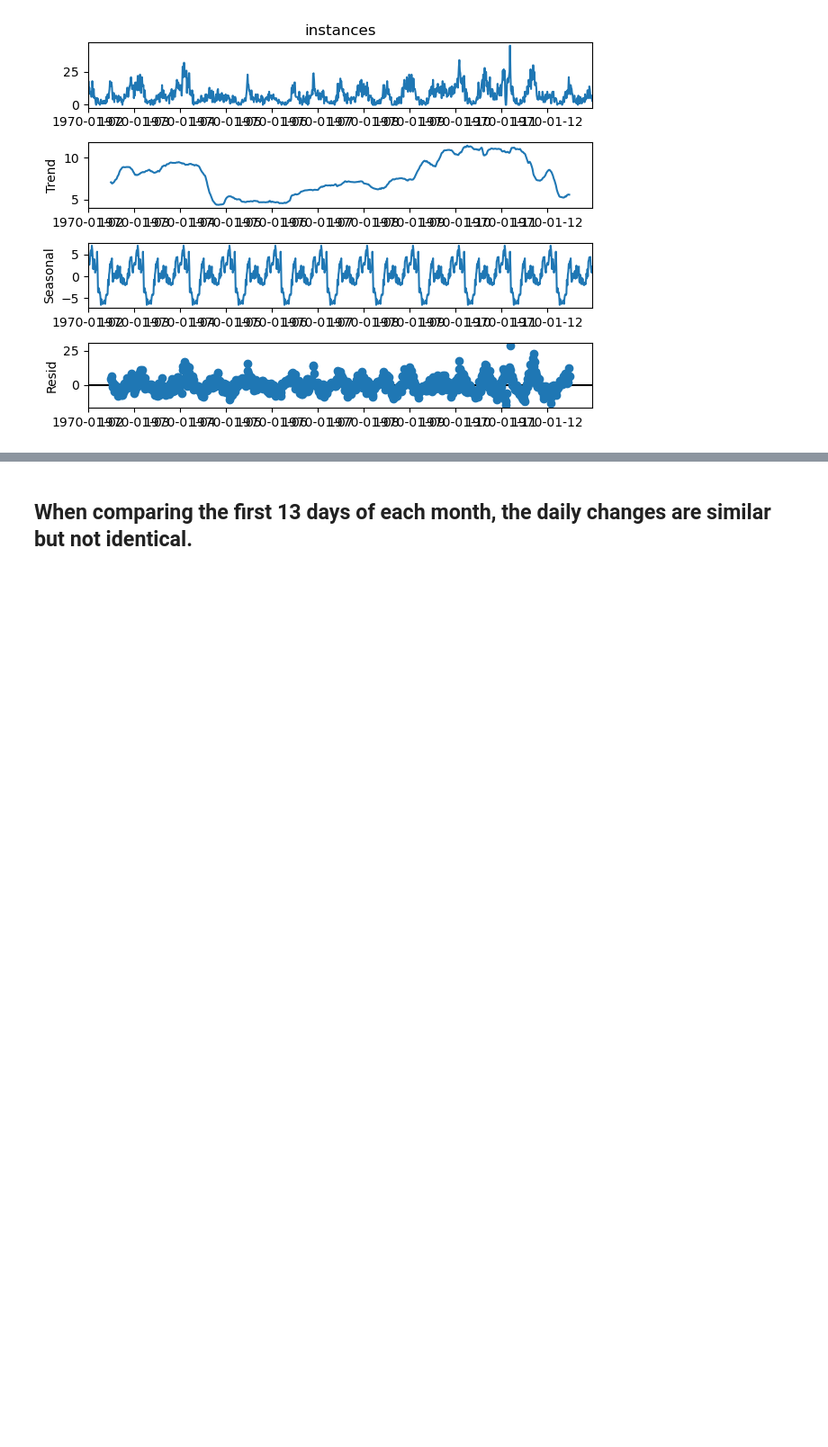
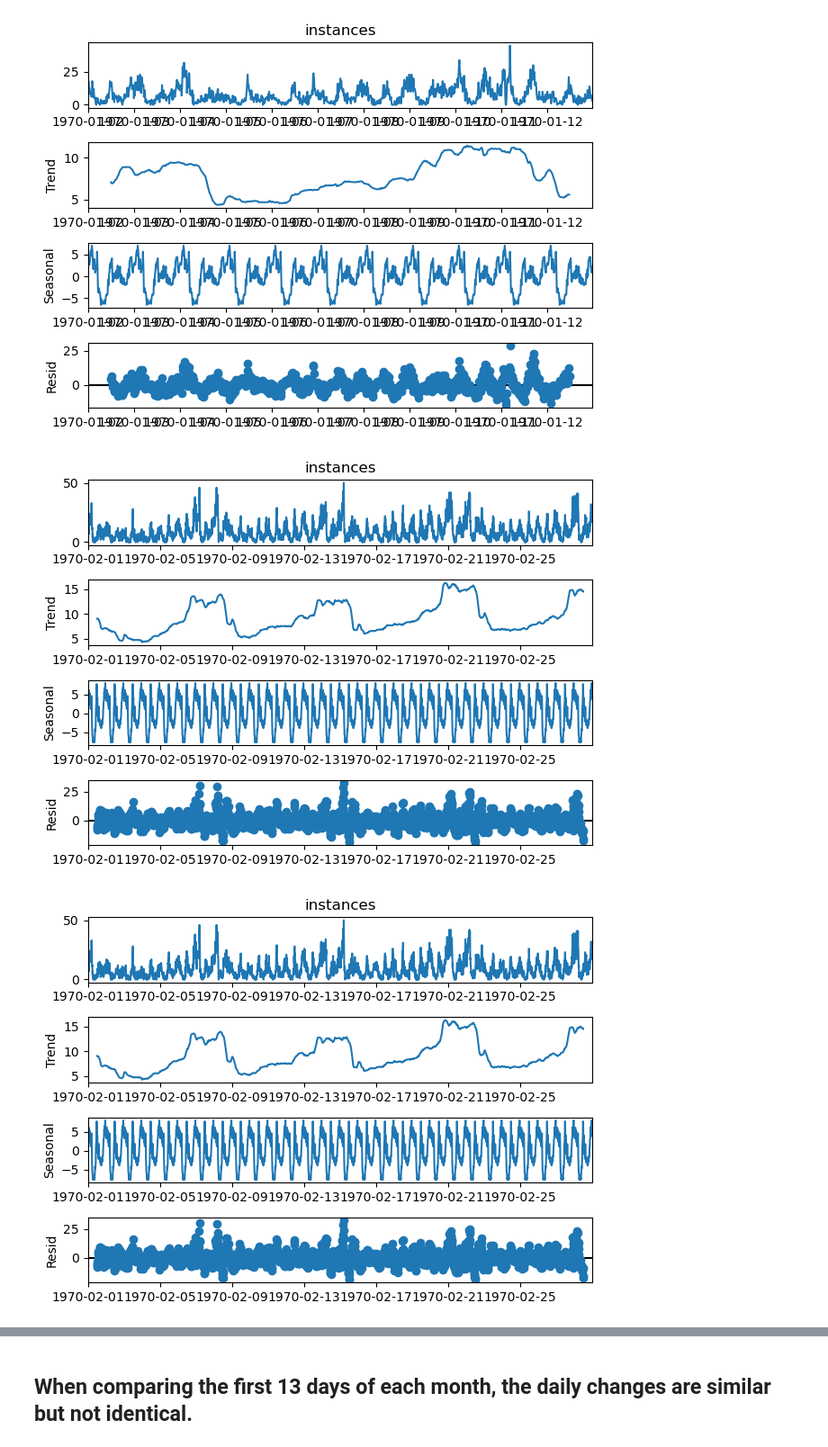
Before and after one commit to keb101/Image-Classification-Indian-Clothing, a Jupyter notebook: ultimate_challenge/Take-Home_Challenge_logins.ipynb, the cells around one changed output, grey strips where cells are left out. Shown at 90% size. Drawn from its saved outputs; the diff is of its cells as text; code cells hidden in the pictures; blank space fills up the shorter version.

```diff
--- a/ultimate_challenge/Take-Home_Challenge_logins.ipynb
+++ b/ultimate_challenge/Take-Home_Challenge_logins.ipynb
@@ -145,4 +146,14 @@ decompositionj.plot()
 # %% [output]
 [figure]
 [figure]
+# %%
+df15f = df15.loc['1970-2-1':'1970-2-28']
+# %%
+y = df15f.instances
+period = 4 * 24
+decompositionm = sm.tsa.seasonal_decompose(y, period=period)
+decompositionm.plot()
+# %% [output]
+[figure, added]
+[figure, added]
 # %%
```
Also changed, not shown: parts of 10 cells of this notebook.
